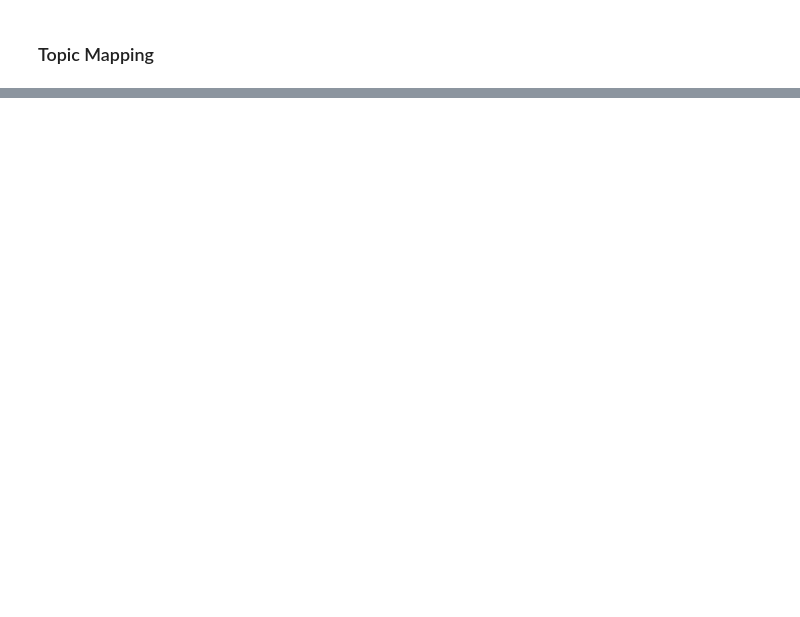
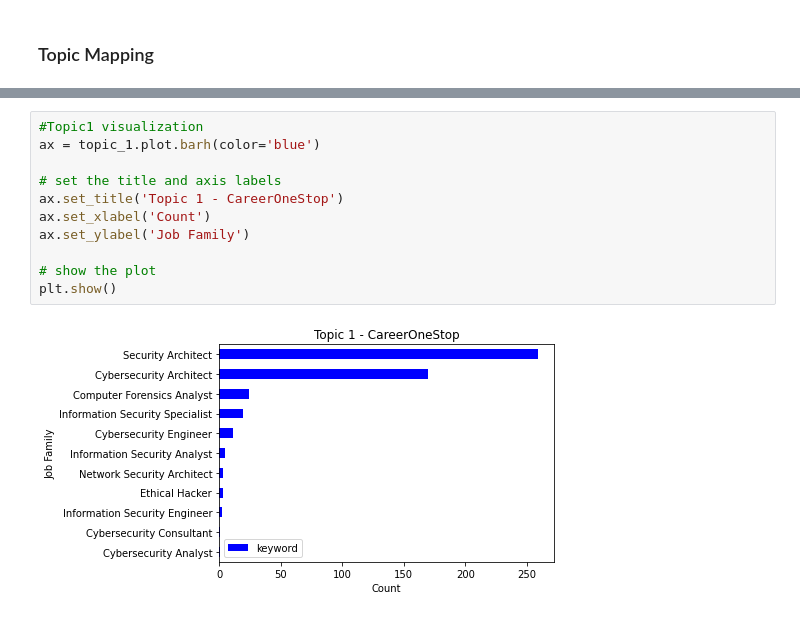
Before and after one commit to hannahabraham-gmu/Scape-Save-DAEN690, a Jupyter notebook: Demand Analysis/optimized bertopic- incl seed topic.ipynb, the cells around one changed output, grey strips where cells are left out. Drawn from its saved outputs; the diff is of its cells as text; blank space fills up the shorter version.

```diff
--- a/Demand Analysis/optimized bertopic- incl seed topic.ipynb
+++ b/Demand Analysis/optimized bertopic- incl seed topic.ipynb
@@ -334,0 +324,13 @@ pd.DataFrame(topic_1)
+# %%
+#Topic1 visualization
+ax = topic_1.plot.barh(color='blue')
+
+# set the title and axis labels
+ax.set_title('Topic 1 - CareerOneStop')
+ax.set_xlabel('Count')
+ax.set_ylabel('Job Family')
+
+# show the plot
+plt.show()
+# %% [output]
+[figure, added]
```
Also changed, not shown: parts of 40 cells of this notebook.
